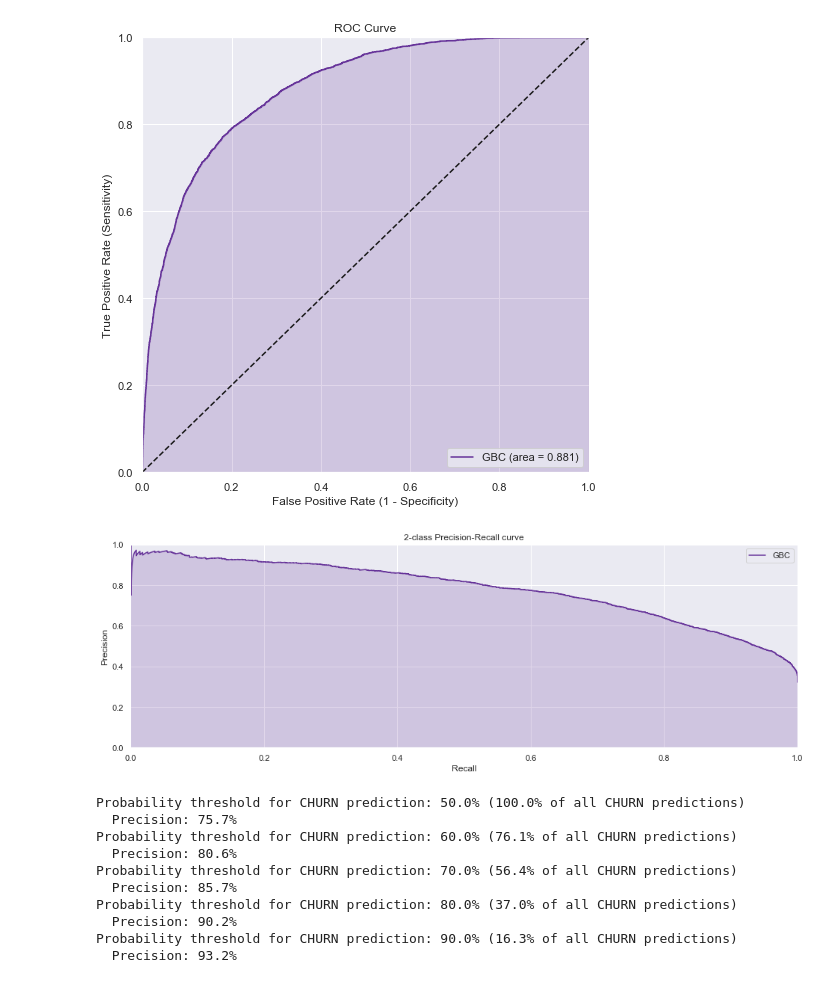
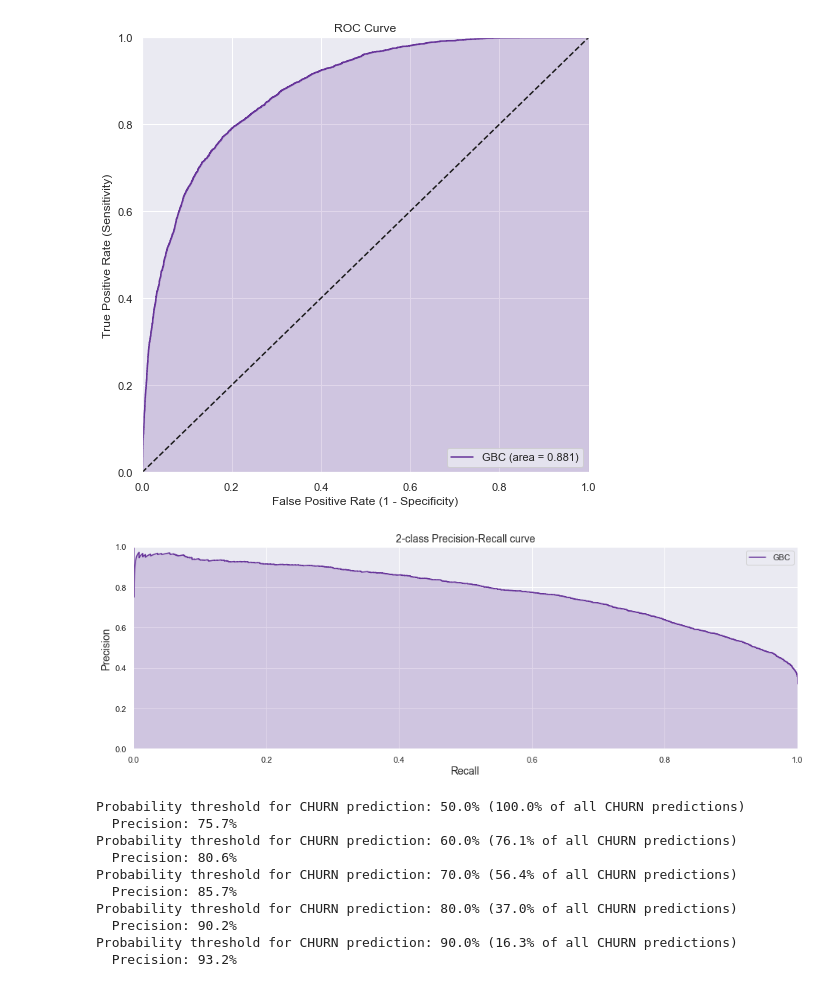
Before and after one commit to rbuerki/churn-prediction-automotive, a Jupyter notebook: blog_automotiveChurn.ipynb, the cells around one changed output. Drawn from its saved outputs; the diff is of its cells as text; code cells hidden in the pictures.

```diff
--- a/blog_automotiveChurn.ipynb
+++ b/blog_automotiveChurn.ipynb
@@ -439,20 +439,22 @@ plt.legend(loc='lower right');
 # %%
 # Precision-Recall-Curve
 average_precision = average_precision_score(y_test, probabilities[:,1])
 precision, recall, thresholds = precision_recall_curve(y_test, probabilities[:,1])
 # plot precision-recall curve
 plt.figure(figsize=(16,5))
 plt.plot(recall, precision, label='GBC', color=color)
 plt.fill_between(recall, precision, alpha=0.2, color='rebeccapurple')
 # styling
-plt.xlabel('Recall')
-plt.ylabel('Precision')
+plt.xlabel('Recall', fontsize=14)
+plt.ylabel('Precision', fontsize=14)
 plt.ylim([0.0, 1.0])
 plt.xlim([0.0, 1.0])
-plt.title('2-class Precision-Recall curve'.format( average_precision))
-plt.legend(loc='best');
+plt.title('2-class Precision-Recall curve', fontsize=14)
+plt.legend(loc='best')
+# safe as png
+plt.savefig('curve.png');
 # %% [output]
-[figure, old version]
+[figure, new version]
 # %%
 # combine probabilities for CHURN, predictions and testLabels in dataframe ordered by probability (highest)
 finalResultsDF = pd.DataFrame({'proba': probabilities[:,1], 'pred' : predictions, 'label' : np.array(y_test)}
```
Also changed, not shown: parts of 3 cells of this notebook, 2 other files.
